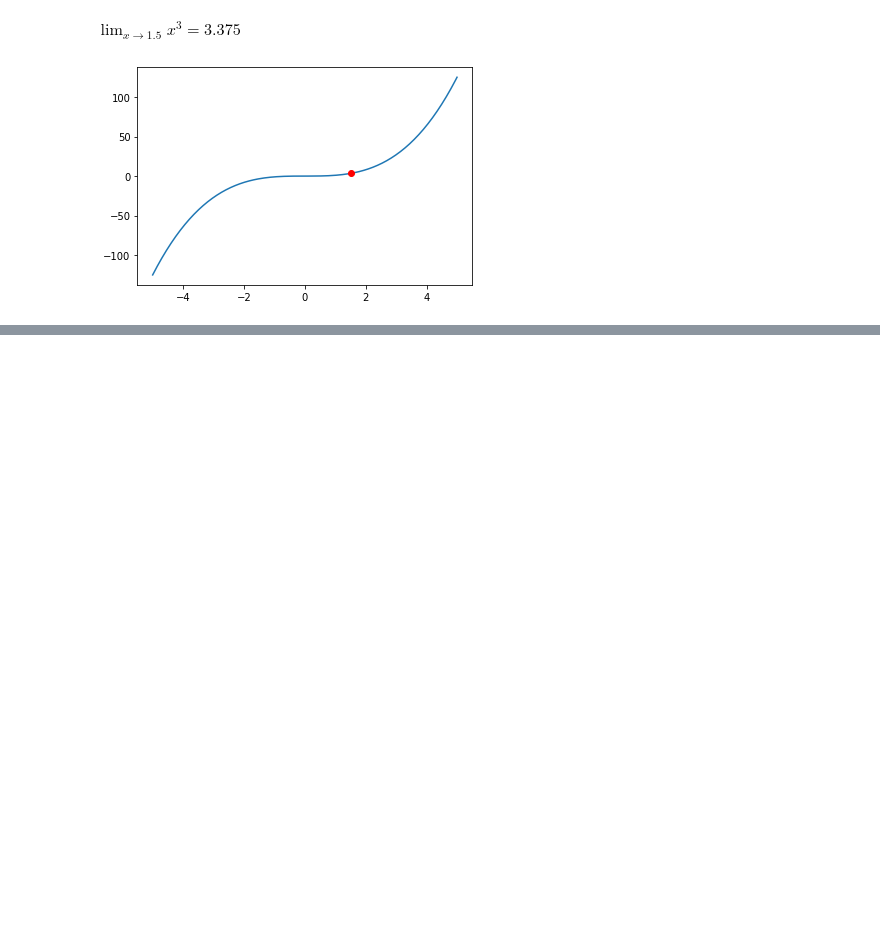
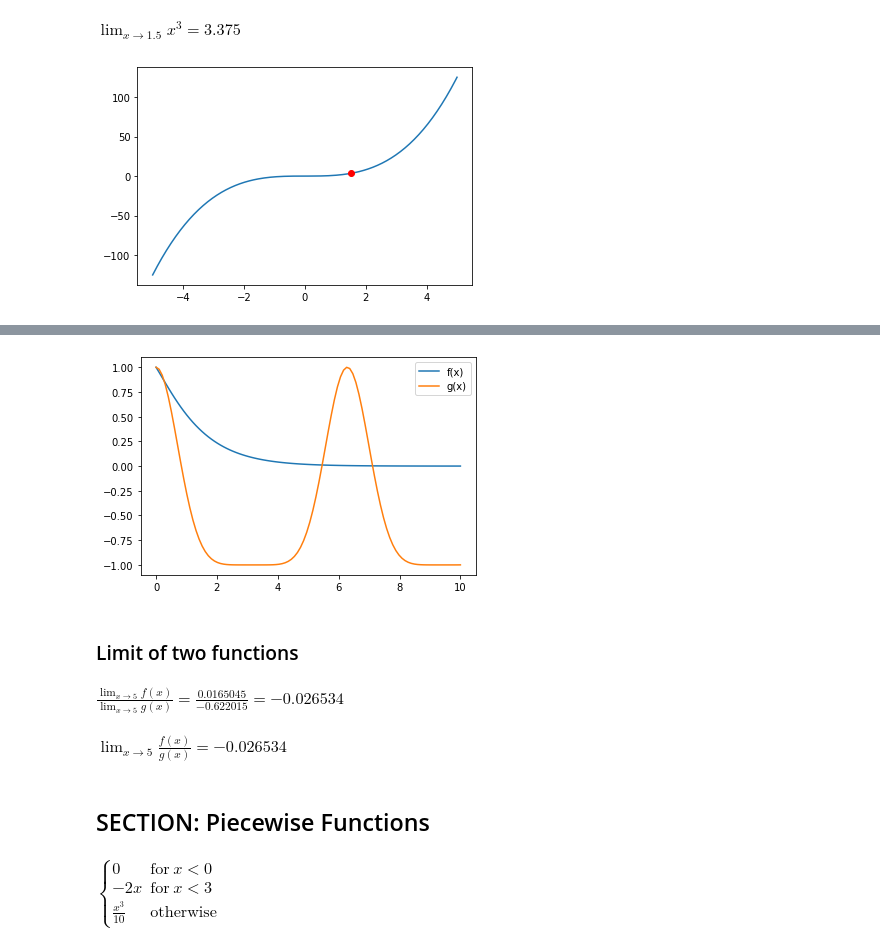
Before and after one commit to sjrusso8/calculus-refresher, a Jupyter notebook: calculus/limits_piecewise_function.ipynb, the cells around one changed output, grey strips where cells are left out. Drawn from its saved outputs; the diff is of its cells as text; code cells hidden in the pictures; blank space fills up the shorter version.

```diff
--- a/calculus/limits_piecewise_function.ipynb
+++ b/calculus/limits_piecewise_function.ipynb
@@ -40,0 +68,44 @@ plt.show()
+# %%
+# Creating the variables and the functions
+x = sym.symbols('x')
+
+fx = sym.sqrt(x+1)*sym.exp(-x)
+gx = sym.cos(x+ sym.sin(x))
+
+fxx = sym.lambdify(x, fx)
+gxx = sym.lambdify(x, gx)
+# %%
+# Plotting the stuff
+xx = np.linspace(0,10,100)
+
+plt.plot(xx, fxx(xx), label="f(x)")
+plt.plot(xx, gxx(xx), label="g(x)")
+
+plt.legend()
+plt.show()
+# %% [output]
+[figure, added]
+# %% [markdown]
+### Limit of two functions
+# %%
+# Finding that a two functions to a limit is the same
+
+lim_pnt = 5
+
+lim_fx = sym.limit(fx,x,lim_pnt)
+lim_gx = sym.limit(gx,x,lim_pnt)
+
+# compute limit of f(x)/g(x)
+hx = fx/gx
+lim_fgx = sym.limit(hx, x, lim_pnt)
+
+display(Math('\\frac{\\lim_{x \\to %g} f(x)}{\\lim_{x \\to %g} g(x)} = \\frac{%g}{%g} = %g' \
+     %(lim_pnt, lim_pnt, lim_fx, lim_gx, lim_fx/lim_gx)))
+
+
+display(Math('\\lim_{x\\to %g} \\frac{f(x)}{g(x)} = %g' %(lim_pnt, lim_fgx)))
+# %% [output]
+$\displaystyle \frac{\lim_{x \to 5} f(x)}{\lim_{x \to 5} g(x)} = \frac{0.0165045}{-0.622015} = -0.026534$
+$\displaystyle \lim_{x\to 5} \frac{f(x)}{g(x)} = -0.026534$
+# %% [markdown]
+## SECTION: Piecewise Functions
@@ -40,0 +120,4 @@ plt.show()
+# %%
+fx
+# %% [output]
+$\displaystyle \begin{cases} 0 & \text{for}\: x < 0 \\- 2 x & \text{for}\: x < 3 \\\frac{x^{3}}{10} & \text{otherwise} \end{cases}$
```
Also changed, not shown: parts of 9 cells of this notebook.
